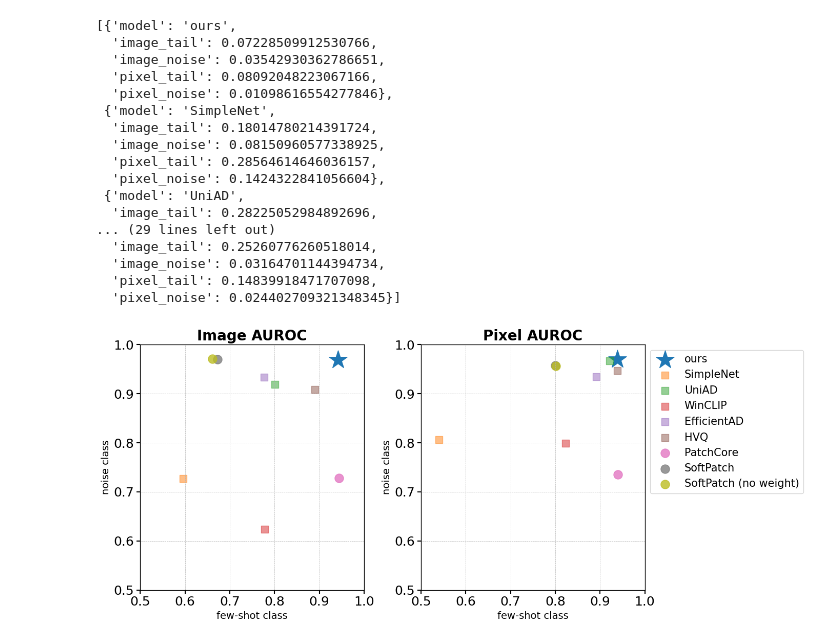
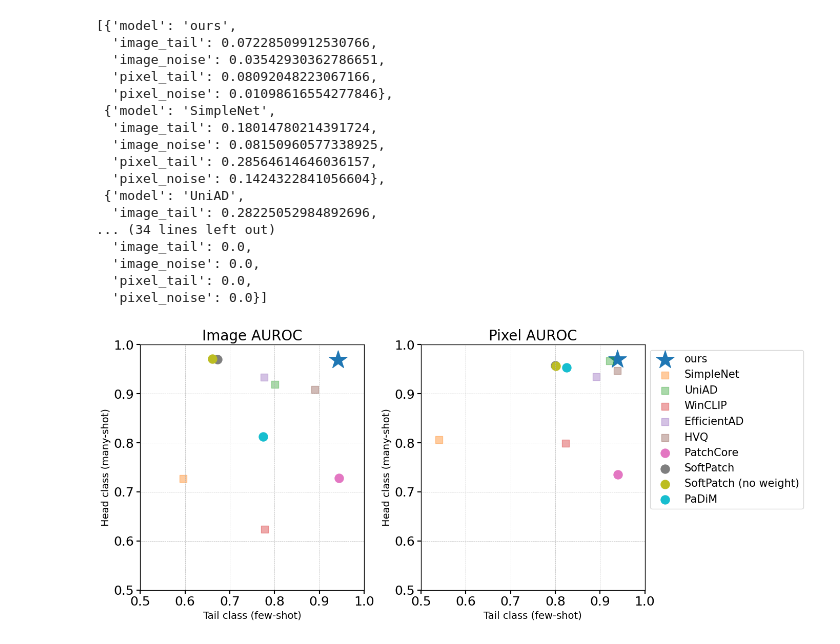
Before and after one commit to roomo7time/tailedcore, a Jupyter notebook: plot_tools/plot_scatter_plot.ipynb, the cells around one changed output. Cells and saved outputs as stored; diff of their text form; code cells hidden in the pictures.

Commit message:
chore: plot

```diff
--- a/plot_tools/plot_scatter_plot.ipynb
+++ b/plot_tools/plot_scatter_plot.ipynb
@@ -2,7 +2,7 @@
 import numpy as np
 import matplotlib.pyplot as plt
 # %%
-data = [
+mv_data = [
     {"model": "ours",
      "image_tail": [0.9968,0.9807,0.7527,1.0000,0.9413,0.9073,0.9529,0.9851,0.9543], "image_noise": [0.9861,0.9390,1.0000,0.9043,0.9924,0.9944],
      "pixel_tail": [0.9839,0.9903,0.7212,0.9928,0.9638,0.9624,0.9075,0.9473,0.9806], "pixel_noise": [0.9696,0.9740,0.9743,0.9656,0.9491,0.9853]},
@@ -39,16 +39,20 @@ data = [
      "image_tail": [0.4015,0.9851,0.6340,1.0000,0.4853,0.6088,0.5750,0.9798,0.2820], "image_noise": [0.9911,0.9461,1.0000,0.9128,0.9794,0.9972],
      "pixel_tail": [0.5893,0.9902,0.5842,0.9931,0.7640,0.7719,0.7153,0.9438,0.8621], "pixel_noise": [0.9668,0.9881,0.9302,0.9255,0.9461,0.9831]},
 
+    {"model": "PaDiM",
+     "image_tail": [0.7747], "image_noise": [0.8128],
+     "pixel_tail": [0.8253], "pixel_noise": [0.9529]},
+
 ]
 # %%
 data_ave = []
-for model_data in data:
+for model_data in mv_data:
     data_ave.append({"model": model_data["model"],
                      "image_tail": np.mean(model_data["image_tail"]), "image_noise": np.mean(model_data["image_noise"]),
                      "pixel_tail": np.mean(model_data["pixel_tail"]), "pixel_noise": np.mean(model_data["pixel_noise"])})
 # %%
 data_std = []
-for model_data in data:
+for model_data in mv_data:
     data_std.append({"model": model_data["model"],
                      "image_tail": np.std(model_data["image_tail"]), "image_noise": np.std(model_data["image_noise"]),
                      "pixel_tail": np.std(model_data["pixel_tail"]), "pixel_noise": np.std(model_data["pixel_noise"])})
@@ -67,17 +71,19 @@ data_std
   'pixel_noise': 0.1424322841056604},
  {'model': 'UniAD',
   'image_tail': 0.28225052984892696,
-... (29 lines left out)
-  'image_tail': 0.25260776260518014,
-  'image_noise': 0.03164701144394734,
-  'pixel_tail': 0.14839918471707098,
-  'pixel_noise': 0.024402709321348345}]
+... (34 lines left out)
+  'image_tail': 0.0,
+  'image_noise': 0.0,
+  'pixel_tail': 0.0,
+  'pixel_noise': 0.0}]
 # %%
-MARKERS = {"ours": "*", "SimpleNet": "s", "UniAD": "s", "WinCLIP": "s", "EfficientAD": "s", "HVQ": "s", "PatchCore": ".", "SoftPatch": ".", "SoftPatch (no weight)": "."}
-SIZE = {"ours": 700, "SimpleNet": 100, "UniAD": 100, "WinCLIP": 100, "EfficientAD": 100, "HVQ": 100, "PatchCore": 600, "SoftPatch": 600, "SoftPatch (no weight)": 600}
+MARKERS = {"ours": "*", "SimpleNet": "s", "UniAD": "s", "WinCLIP": "s", "EfficientAD": "s", "HVQ": "s", "PatchCore": ".", "SoftPatch": ".", "SoftPatch (no weight)": ".", "PaDiM": "."}
+SIZE = {"ours": 700, "SimpleNet": 100, "UniAD": 100, "WinCLIP": 100, "EfficientAD": 100, "HVQ": 100, "PatchCore": 600, "SoftPatch": 600, "SoftPatch (no weight)": 600, "PaDiM": 600}
 #COLORS = {"ours": "#d53e4f","SimpleNet": "#3288bd","UniAD": "#99d594","WinCLIP": "#fee08b","EfficientAD": "#e6f598","HVQ": "#abdda4","PatchCore": "#fdae61","SoftPatch": "#5e4fa2","SoftPatch (no weight)": "#66c2a5"}
-COLORS = {"ours": "#1f77b4", "SimpleNet": "#ff7f0e", "UniAD": "#2ca02c", "WinCLIP": "#d62728", "EfficientAD": "#9467bd", "HVQ": "#8c564b", "PatchCore": "#e377c2", "SoftPatch": "#7f7f7f", "SoftPatch (no weight)": "#bcbd22"}
-ALPHAS = {"ours": 1.0, "SimpleNet": 0.5, "UniAD": 0.5, "WinCLIP": 0.5, "EfficientAD": 0.5, "HVQ": 0.5, "PatchCore": 1.0, "SoftPatch": 1.0, "SoftPatch (no weight)": 1.0}
+# COLORS = {"ours": "#1f77b4", "SimpleNet": "#ff7f0e", "UniAD": "#2ca02c", "WinCLIP": "#d62728", "EfficientAD": "#9467bd", "HVQ": "#8c564b", "PatchCore": "#e377c2", "SoftPatch": "#7f7f7f", "SoftPatch (no weight)": "#bcbd22", "PaDiM": }
+COLORS = {"ours": "#1f77b4", "SimpleNet": "#ff7f0e", "UniAD": "#2ca02c", "WinCLIP": "#d62728", "EfficientAD": "#9467bd", "HVQ": "#8c564b", "PatchCore": "#e377c2", "SoftPatch": "#7f7f7f", "SoftPatch (no weight)": "#bcbd22", "PaDiM": "#17becf"}
+
+ALPHAS = {"ours": 1.0, "SimpleNet": 0.4, "UniAD": 0.4, "WinCLIP": 0.4, "EfficientAD": 0.4, "HVQ": 0.4, "PatchCore": 1.0, "SoftPatch": 1.0, "SoftPatch (no weight)": 1.0, "PaDiM": 1.0}
 # %%
 fig, ax = plt.subplots(1, 2, figsize=(14, 6))
 
@@ -103,35 +109,35 @@ ax[0].set_ylim(0.5, 1)
 ax[0].set_xticks(np.arange(0.5, 1.05, 0.1))
 ax[0].set_yticks(np.arange(0.5, 1.05, 0.1))
 ax[1].set_xlim(0.5, 1)
 ax[1].set_ylim(0.5, 1)
 ax[1].set_xticks(np.arange(0.5, 1.05, 0.1))
 ax[1].set_yticks(np.arange(0.5, 1.05, 0.1))
 ax[0].grid(True, which="both", linestyle="--", linewidth=0.5)
 ax[1].grid(True, which="both", linestyle="--", linewidth=0.5)
 
 for ave, std in zip(data_ave, data_std):
     assert ave["model"] == std["model"]
     model = ave["model"]
 
     ax[0].scatter(ave["image_tail"], ave["image_noise"], label=model,
                   marker=MARKERS[model], s=SIZE[model], alpha=ALPHAS[model])
     # ax[0].errorbar(ave["image_tail"], ave["image_noise"], xerr=std["image_tail"]/5, yerr=std["image_noise"]/5)
-    ax[0].set_xlabel("few-shot class")
-    ax[0].set_ylabel("noise class")
+    ax[0].set_xlabel("Tail class (few-shot)")
+    ax[0].set_ylabel("Head class (many-shot)")
 
     ax[1].scatter(ave["pixel_tail"], ave["pixel_noise"], label=model,
                   marker=MARKERS[model], s=SIZE[model], alpha=ALPHAS[model])
-    ax[1].set_xlabel("few-shot class")
-    ax[1].set_ylabel("noise class")
+    ax[1].set_xlabel("Tail class (few-shot)")
+    ax[1].set_ylabel("Head class (many-shot)")
 
 plt.legend(loc='upper left', bbox_to_anchor=(1,1))
 
 plt.tight_layout()
 plt.show()
 
 
 # legend move into plot
 # rectange circle bigger
 # label size title size bigger
 # %% [output]
-[figure, old version]
+[figure, new version]
```
Also changed, not shown: parts of 1 cell of this notebook, 1 other file.
